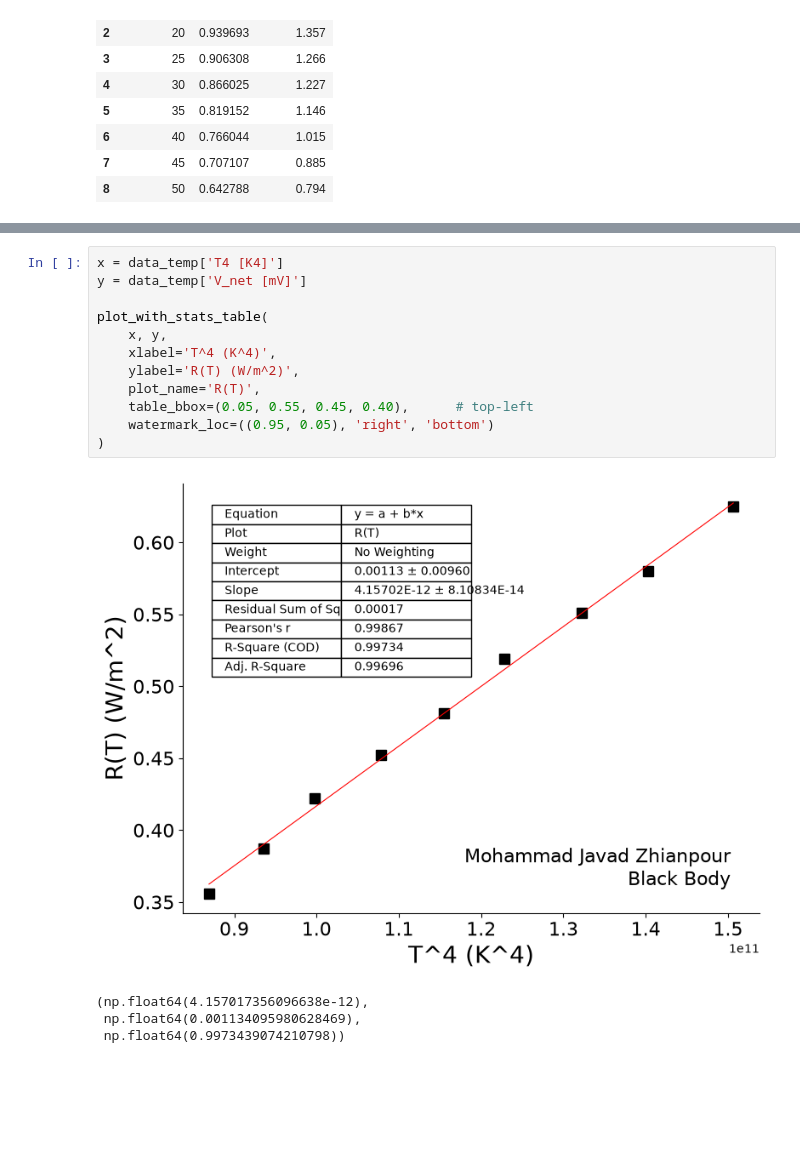
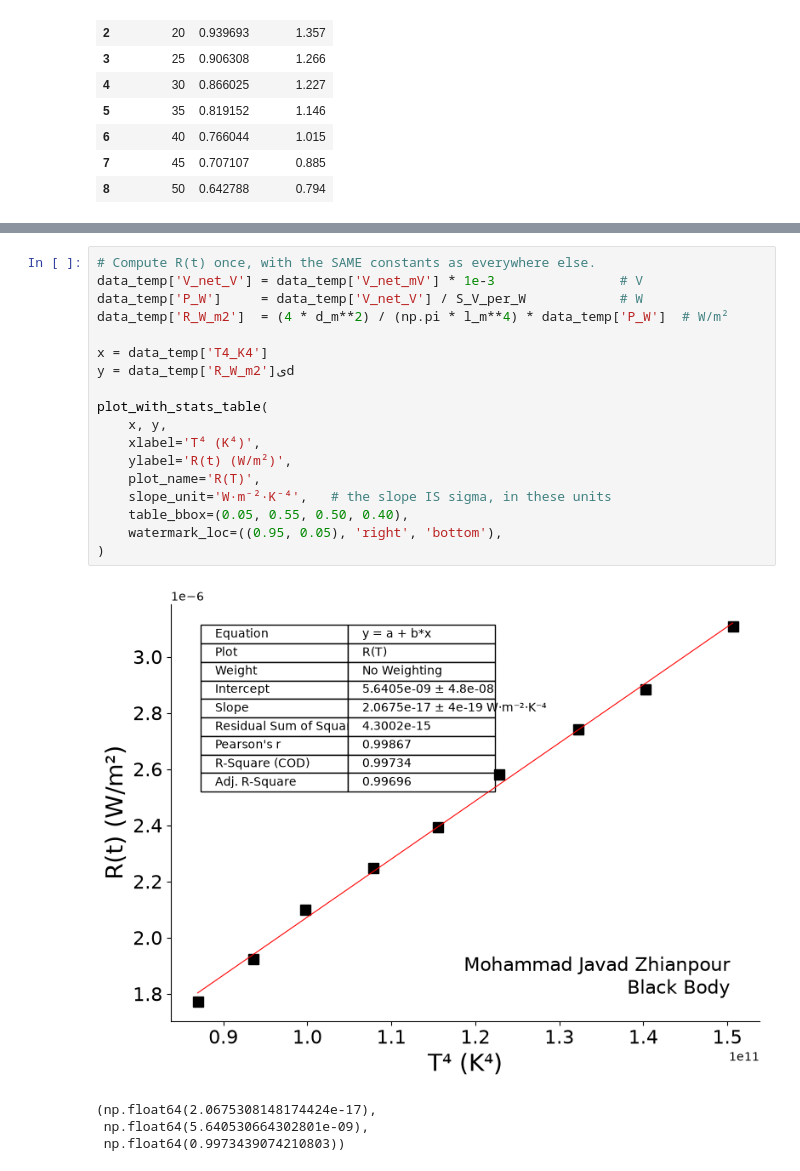
Before and after one commit to mjianpour/numerical-methods-practices, a Jupyter notebook: lab-report-automation/plots.ipynb, the cells around one changed output, grey strips where cells are left out. Saved outputs shown, nothing was run; the diff lists cells and outputs as text; blank space fills up the shorter version.

```diff
--- a/lab-report-automation/plots.ipynb
+++ b/lab-report-automation/plots.ipynb
@@ -198,19 +198,25 @@ plot_with_stats_table(
  np.float64(-0.4264168718811623),
  np.float64(0.9938804915811383))
 # %%
-x = data_temp['T4 [K4]']
-y = data_temp['V_net [mV]']
+# Compute R(t) once, with the SAME constants as everywhere else.
+data_temp['V_net_V'] = data_temp['V_net_mV'] * 1e-3                # V
+data_temp['P_W']     = data_temp['V_net_V'] / S_V_per_W            # W
+data_temp['R_W_m2']  = (4 * d_m**2) / (np.pi * l_m**4) * data_temp['P_W']  # W/m²
+
+x = data_temp['T4_K4']
+y = data_temp['R_W_m2']یd
 
 plot_with_stats_table(
     x, y,
-    xlabel='T^4 (K^4)',
-    ylabel='R(T) (W/m^2)',
+    xlabel='T⁴ (K⁴)',
+    ylabel='R(t) (W/m²)',
     plot_name='R(T)',
-    table_bbox=(0.05, 0.55, 0.45, 0.40),      # top-left
-    watermark_loc=((0.95, 0.05), 'right', 'bottom')
+    slope_unit='W·m⁻²·K⁻⁴',   # the slope IS sigma, in these units
+    table_bbox=(0.05, 0.55, 0.50, 0.40),
+    watermark_loc=((0.95, 0.05), 'right', 'bottom'),
 )
 # %% [output]
-[figure, old version]
+[figure, new version]
-(np.float64(4.157017356096638e-12),
- np.float64(0.001134095980628469),
- np.float64(0.9973439074210798))
+(np.float64(2.0675308148174424e-17),
+ np.float64(5.640530664302801e-09),
+ np.float64(0.9973439074210803))
```
Also changed, not shown: parts of 9 cells of this notebook.
